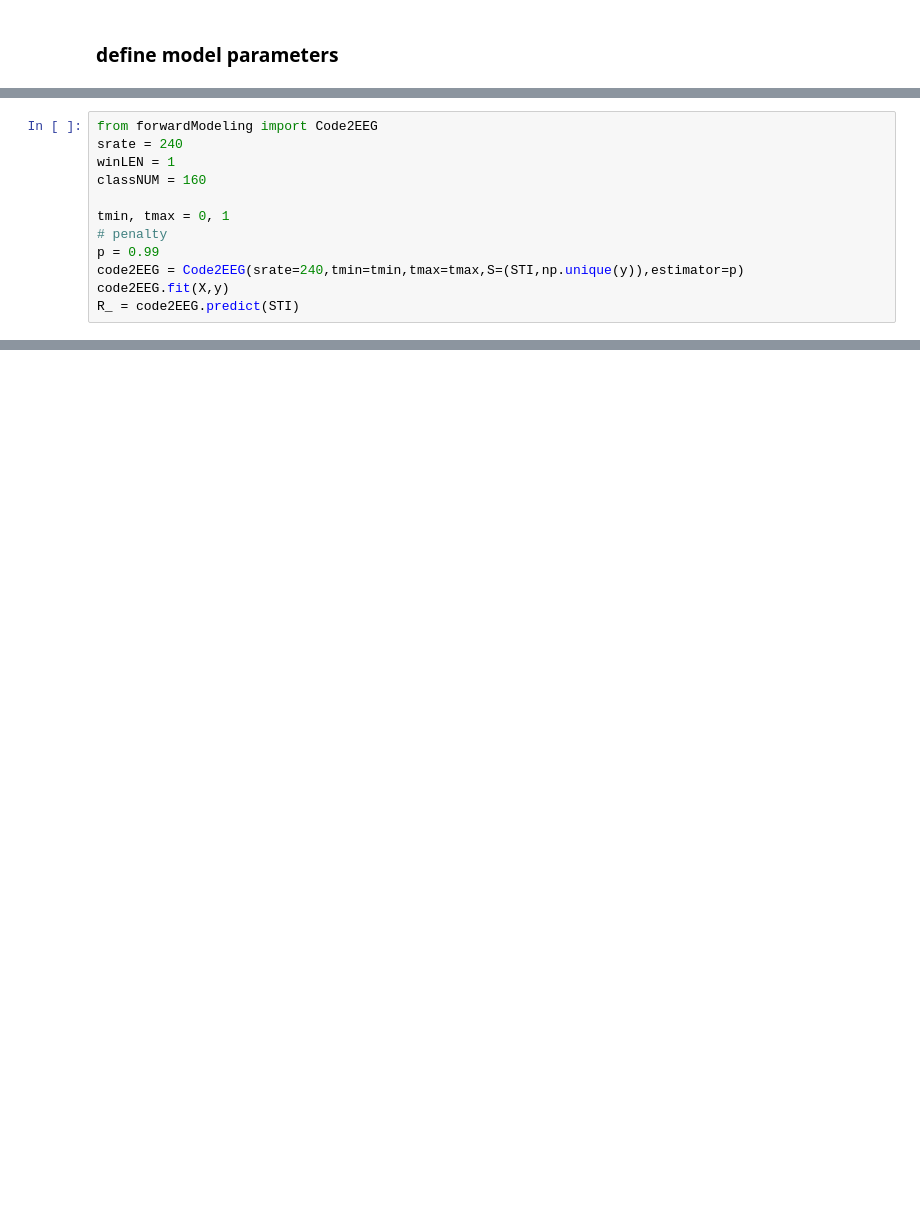
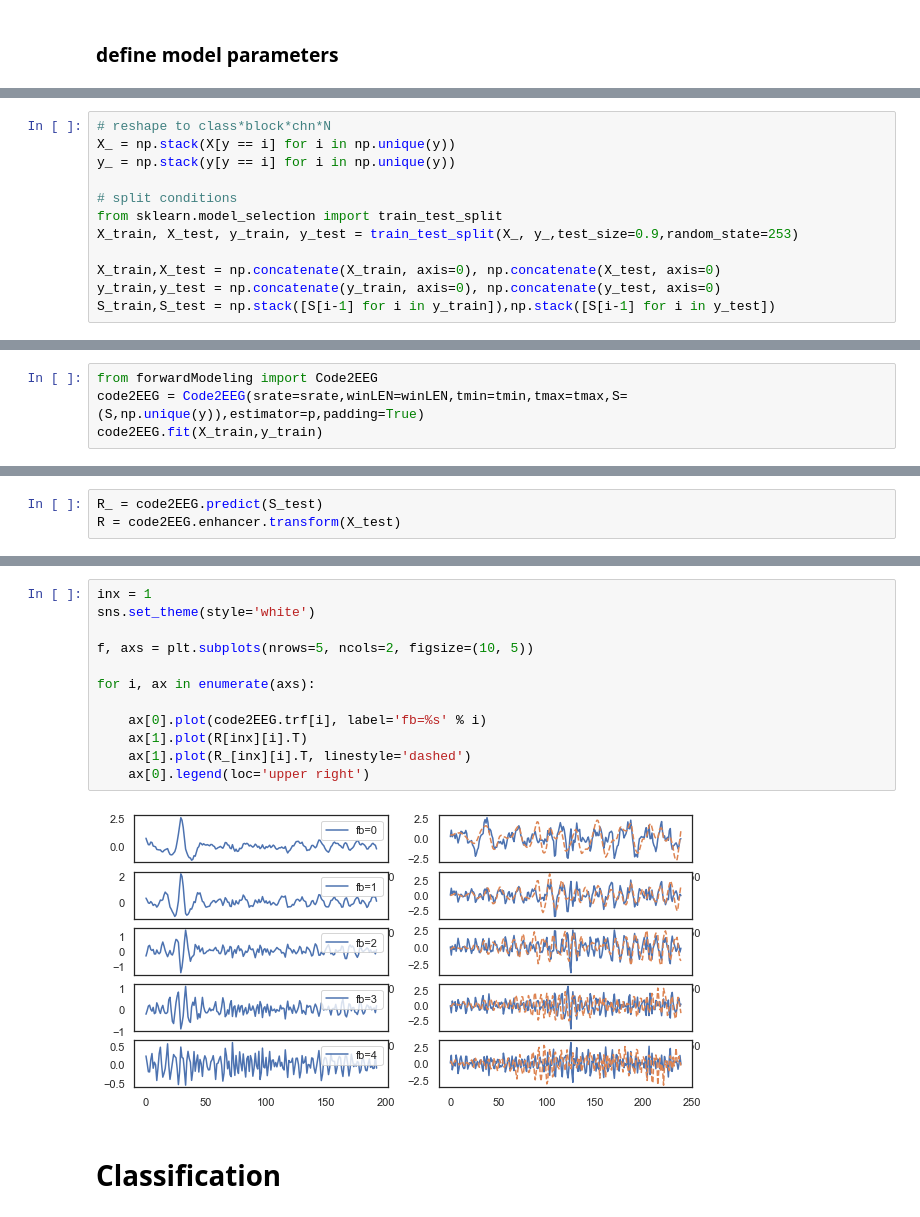
Before and after one commit to shinanlin/WN-BCI, a Jupyter notebook: analysis/Code2EEG.ipynb, the cells around one changed output, grey strips where cells are left out. Drawn from its saved outputs; the diff is of its cells as text; blank space fills up the shorter version.

```diff
--- a/analysis/Code2EEG.ipynb
+++ b/analysis/Code2EEG.ipynb
@@ -44,0 +50,12 @@ _Variable defination_:
+# %%
+# reshape to class*block*chn*N
+X_ = np.stack(X[y == i] for i in np.unique(y))
+y_ = np.stack(y[y == i] for i in np.unique(y))
+
+# split conditions
+from sklearn.model_selection import train_test_split
+X_train, X_test, y_train, y_test = train_test_split(X_, y_,test_size=0.9,random_state=253)
+
+X_train,X_test = np.concatenate(X_train, axis=0), np.concatenate(X_test, axis=0)
+y_train,y_test = np.concatenate(y_train, axis=0), np.concatenate(y_test, axis=0)
+S_train,S_test = np.stack([S[i-1] for i in y_train]),np.stack([S[i-1] for i in y_test])
@@ -45,12 +72,4 @@ _Variable defination_:
 # %%
 from forwardModeling import Code2EEG
-srate = 240
-winLEN = 1
-classNUM = 160
-
-tmin, tmax = 0, 1
-# penalty
-p = 0.99
-code2EEG = Code2EEG(srate=240,tmin=tmin,tmax=tmax,S=(STI,np.unique(y)),estimator=p)
-code2EEG.fit(X,y)
-R_ = code2EEG.predict(STI)
+code2EEG = Code2EEG(srate=srate,winLEN=winLEN,tmin=tmin,tmax=tmax,S=(S,np.unique(y)),estimator=p,padding=True)
+code2EEG.fit(X_train,y_train)
@@ -142,0 +78,3 @@ plt.plot(zscore(r.squeeze()))
+# %%
+R_ = code2EEG.predict(S_test)
+R = code2EEG.enhancer.transform(X_test)
@@ -142,0 +88,16 @@ plt.plot(zscore(r.squeeze()))
+# %%
+inx = 1
+sns.set_theme(style='white')
+
+f, axs = plt.subplots(nrows=5, ncols=2, figsize=(10, 5))
+
+for i, ax in enumerate(axs):
+
+    ax[0].plot(code2EEG.trf[i], label='fb=%s' % i)
+    ax[1].plot(R[inx][i].T)
+    ax[1].plot(R_[inx][i].T, linestyle='dashed')
+    ax[0].legend(loc='upper right')
+# %% [output]
+[figure, added]
+# %% [markdown]
+# Classification
```
Also changed, not shown: parts of 24 cells of this notebook, 3 other files.
